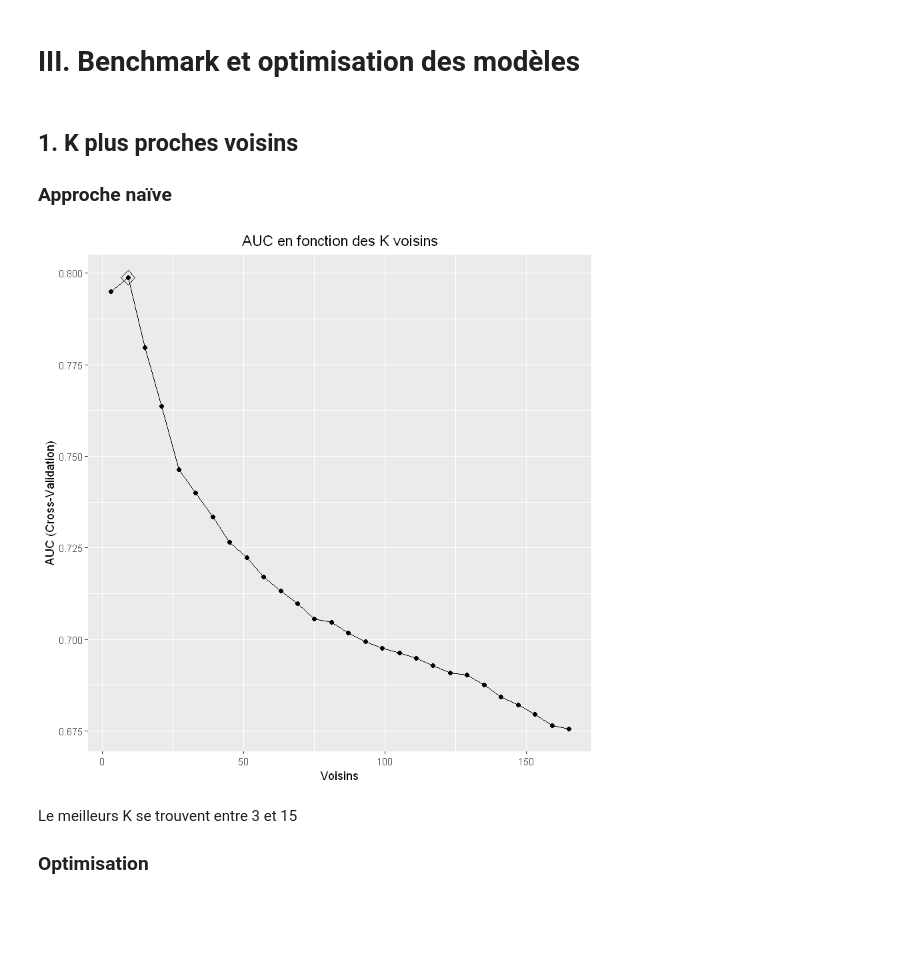
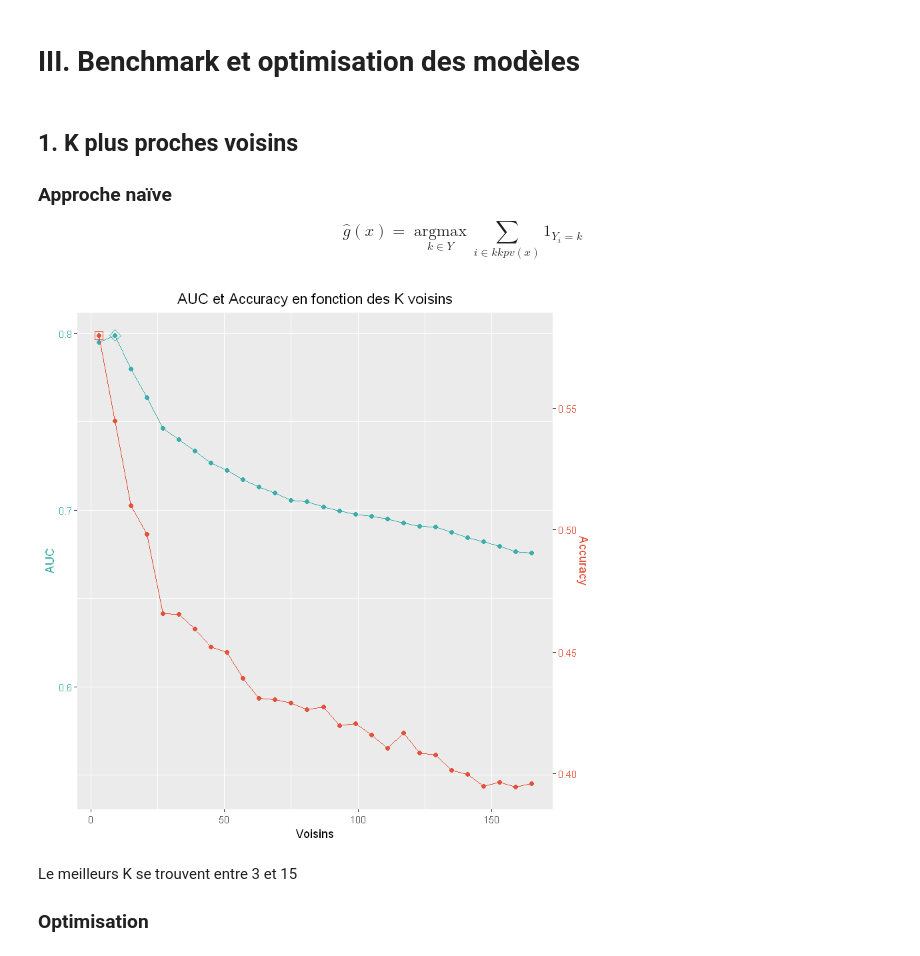
Before and after one commit to Lrakotoson/M_R, a Jupyter notebook: S2/Classification/Project/jet1.ipynb, the cells around one changed output. Cells and saved outputs as stored; diff of their text form; code cells hidden in the pictures; blank space fills up the shorter version.

```diff
--- a/S2/Classification/Project/jet1.ipynb
+++ b/S2/Classification/Project/jet1.ipynb
@@ -296,6 +291,43 @@ split_set <- function(data, trainSize = 0.9){
 
     return(list(train_set, test_set))
 }
+# %%
+plotmetrics <- function(train_obj){
+    #' Renvoie un ggplot de l'évolution d'Accuracy et AUC
+    #' train_obj: objet de type train de caret
+
+    train_obj <- train_obj$results %>% select(1, AUC, Accuracy)
+    parameter <- names(train_obj)[1]
+    AUC_limits <- c(min(train_obj$AUC), max(train_obj$AUC))
+    Accuracy_limits <- c(min(train_obj$Accuracy), max(train_obj$Accuracy))
+    train_obj$Accuracy <- train_obj$Accuracy * (AUC_limits[2]/Accuracy_limits[2])
+    limit <- c(min(train_obj[,2:3]), max(train_obj[,2:3]))
+    maxAUC <- filter(train_obj, AUC == max(AUC))
+    maxAccuracy <- filter(train_obj, Accuracy == max(Accuracy))
+
+    plot <- train_obj %>%
+    ggplot() + aes_string(x = parameter) +
+    geom_line(aes(y = AUC), color = "#38ada9") +
+    geom_point(aes(y = AUC), color = "#38ada9") +
+    geom_line(aes(y = Accuracy), color = "#e55039") +
+    geom_point(aes(y = Accuracy), color = "#e55039") +
+    geom_point(data = maxAUC, aes_string(x = parameter, y = "AUC"), color = "#38ada9", shape = 5, size = 3) +
+    geom_point(data = maxAccuracy, aes_string(x = parameter, y = "Accuracy"), color = "#e55039", shape = 0, size = 3) +
+    scale_y_continuous(
+        limits = limit,
+        sec.axis = sec_axis(~ . *Accuracy_limits[2]/AUC_limits[2],
+                            name = "Accuracy")) +
+    theme(
+        plot.title = element_text(hjust = 0.5),
+        axis.title.y.left = element_text(color = "#38ada9"),
+        axis.text.y.left = element_text(color = "#38ada9"),
+        axis.title.y.right = element_text(color = "#e55039"),
+        axis.text.y.right = element_text(color = "#e55039"),
+
+    )
+
+    return(plot)
+}
 # %%
 multiroc <- function(Y, Y_pred){
     #' Renvoie les courbes ROC de chaque classe
@@ -342,6 +374,8 @@ tune_control <- trainControl(
 ## 1. K plus proches voisins
 
 ### Approche naïve
+
+$$\hat{g}(x) = \underset{k \in Y}{\operatorname{argmax}}  \underset{i \in kkpv(x)}{\operatorname{\sum}} 1_{Y_i = k} $$
 # %%
 knn_tune_naive <- data.frame(
     k = seq(3, 170, by = 6)
@@ -362,11 +396,10 @@ knn_naive_cv <- train(
 
 on.exit(stopCluster(cl))
 # %%
-ggplot(knn_naive_cv, highlight = T) +
-labs(title = "AUC en fonction des K voisins", x = "Voisins") +
-theme(plot.title = element_text(hjust = 0.5))
+plotmetrics(knn_naive_cv) +
+labs(title = "AUC et Accuracy en fonction des K voisins", x = "Voisins")
 # %% [output]
-[figure, old version]
+[figure, new version]
 # %% [markdown]
 Le meilleurs K se trouvent entre 3 et 15
 
```
Also changed, not shown: parts of 20 cells of this notebook, 1 other file.
